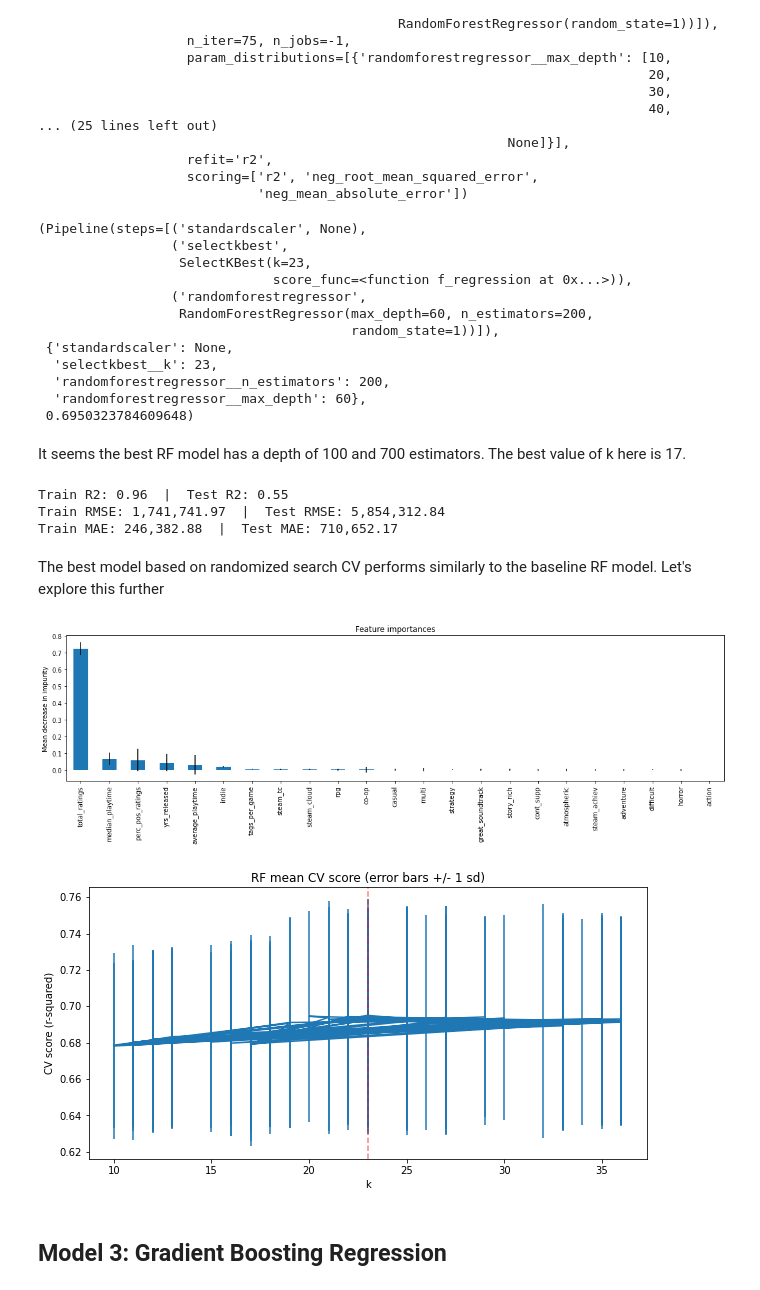
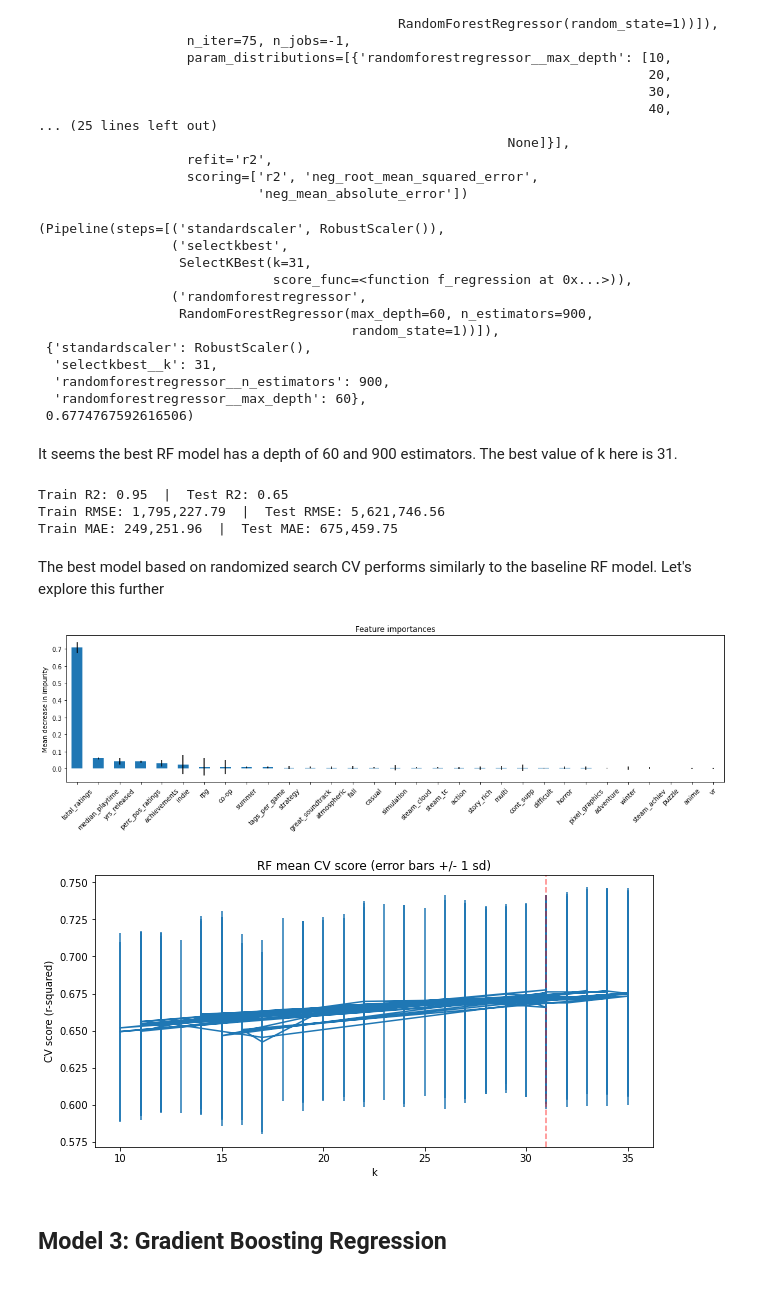
Before and after one commit to divzueri/Data-Science-Projects, a Jupyter notebook: SteamGames/notebooks/4_Preprocessing and Modeling.ipynb, the cells around one changed output. Drawn from its saved outputs; the diff is of its cells as text; code cells hidden in the pictures.

```diff
--- a/SteamGames/notebooks/4_Preprocessing and Modeling.ipynb
+++ b/SteamGames/notebooks/4_Preprocessing and Modeling.ipynb
@@ -55,7 +55,7 @@ paid_games = steam_data3.loc[steam_data3['free_to_play']==0]
 free_games = steam_data3.loc[steam_data3['free_to_play']==1]
 
 # Define X and y
-cols_to_drop = ['price', 'avg_owners', 'revenue', 'appid', 'name', 'release_date', 'free_to_play']
+cols_to_drop = ['price', 'avg_owners', 'revenue', 'appid', 'name', 'release_date', 'free_to_play', 'average_playtime']
 X = paid_games.drop(columns=cols_to_drop)
 y = paid_games.revenue
 # %%
@@ -302,48 +302,49 @@ RandomizedSearchCV(cv=5,
 
 randomcv_rf.best_estimator_, randomcv_rf.best_params_, randomcv_rf.best_score_
 # %% [output]
-(Pipeline(steps=[('standardscaler', None),
+(Pipeline(steps=[('standardscaler', RobustScaler()),
                  ('selectkbest',
-                  SelectKBest(k=23,
+                  SelectKBest(k=31,
                               score_func=<function f_regression at 0x...>)),
                  ('randomforestregressor',
-                  RandomForestRegressor(max_depth=60, n_estimators=200,
+                  RandomForestRegressor(max_depth=60, n_estimators=900,
                                         random_state=1))]),
- {'standardscaler': None,
-  'selectkbest__k': 23,
-  'randomforestregressor__n_estimators': 200,
+ {'standardscaler': RobustScaler(),
+  'selectkbest__k': 31,
+  'randomforestregressor__n_estimators': 900,
   'randomforestregressor__max_depth': 60},
- 0.6950323784609648)
+ 0.6774767592616506)
 # %% [markdown]
-It seems the best RF model has a depth of 100 and 700 estimators. The best value of k here is 17.
+It seems the best RF model has a depth of 60 and 900 estimators. The best value of k here is 31.
 # %%
 print_eval(randomcv_rf.best_estimator_, X_train, X_test, y_train, y_test)
 # %% [output]
-Train R2: 0.96  |  Test R2: 0.55
-Train RMSE: 1,741,741.97  |  Test RMSE: 5,854,312.84
-Train MAE: 246,382.88  |  Test MAE: 710,652.17
+Train R2: 0.95  |  Test R2: 0.65
+Train RMSE: 1,795,227.79  |  Test RMSE: 5,621,746.56
+Train MAE: 249,251.96  |  Test MAE: 675,459.75
 # %% [markdown]
 The best model based on randomized search CV performs similarly to the baseline RF model. Let's explore this further
 # %%
 # Viewing feature importances
 
 RFbest = randomcv_rf.best_estimator_.named_steps.randomforestregressor
 importances = RFbest.feature_importances_
 cols = randomcv_rf.best_estimator_.named_steps.selectkbest.get_support(indices=True)
 feature_cols = X_train.iloc[:,cols]
 
 std = np.std([tree.feature_importances_ for tree in RFbest.estimators_], axis=0)
 
 # Plot
 forest_importances = pd.Series(importances, index=feature_cols.columns).sort_values(ascending=False)
 
 fig, ax = plt.subplots(figsize=(15,5))
 forest_importances.plot.bar(yerr=std, ax=ax)
 ax.set_title("Feature importances")
 ax.set_ylabel("Mean decrease in impurity")
 fig.tight_layout()
+plt.xticks(rotation=45);
 # %% [output]
-[figure, old version]
+[figure, new version]
 # %%
 # Plotting performance at different levels of k
 
@@ -359,7 +360,7 @@ plt.xlabel('k')
 plt.ylabel('CV score (r-squared)')
 plt.title('RF mean CV score (error bars +/- 1 sd)');
 # %% [output]
-[figure, old version]
+[figure, new version]
 # %% [markdown]
 ## Model 3: Gradient Boosting Regression
 # %%
```
Also changed, not shown: parts of 20 cells of this notebook.
